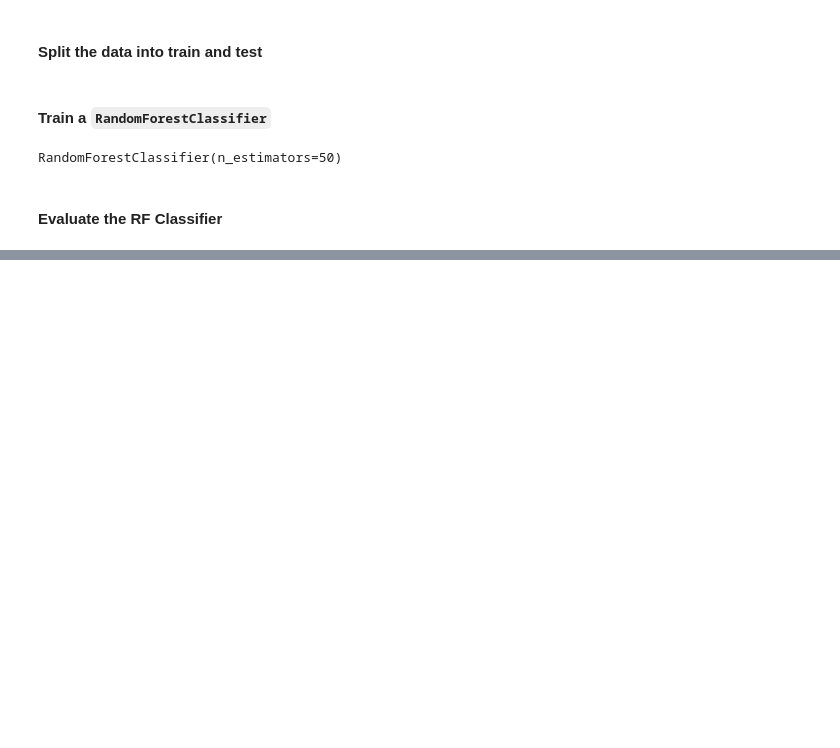
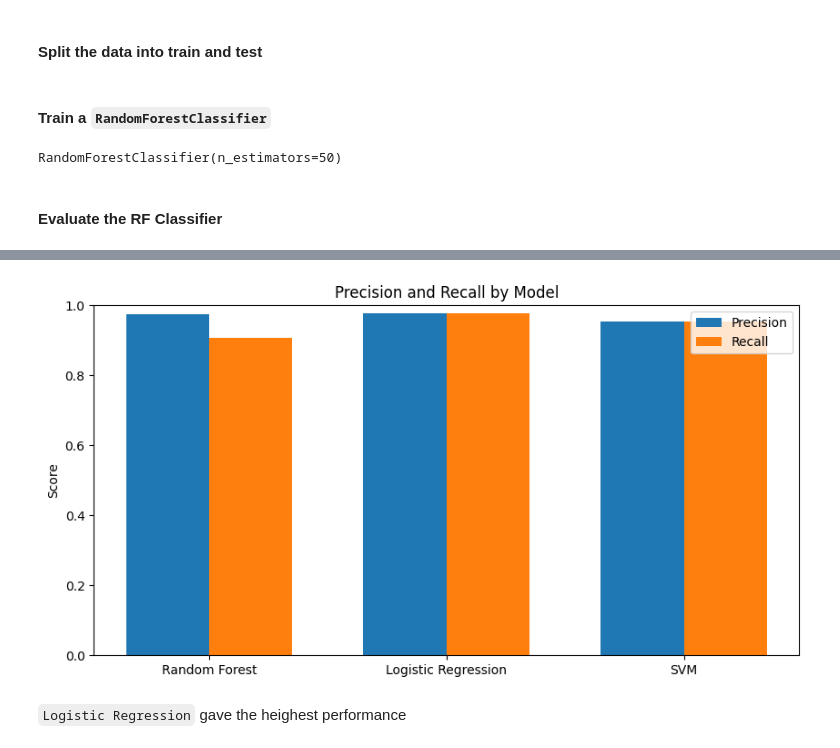
Before and after one commit to B-MEbrahim/ML-Projects, a Jupyter notebook: Breast_cancer/breast_cancer.ipynb, the cells around one changed output, grey strips where cells are left out. Cells and saved outputs as stored; diff of their text form; code cells hidden in the pictures; blank space fills up the shorter version.

```diff
--- a/Breast_cancer/breast_cancer.ipynb
+++ b/Breast_cancer/breast_cancer.ipynb
@@ -115,0 +129,5 @@ plt.show()
+# %%
+from sklearn.linear_model import LogisticRegression
+
+lr = LogisticRegression()
+lr.fit(X_train_scaled, y_train)
@@ -115,0 +138,2 @@ plt.show()
+# %%
+y_pred_lr = lr.predict(X_test_scaled)
@@ -115,0 +174,2 @@ plt.show()
+# %%
+y_pred_svc = clf.predict(X_test_scaled)
@@ -115,0 +199,38 @@ plt.show()
+# %%
+from sklearn.metrics import precision_score, recall_score
+
+# Calculate precision and recall for each model
+precision_rfc = precision_score(y_test, y_pred)
+recall_rfc = recall_score(y_test, y_pred)
+
+precision_lr = precision_score(y_test, y_pred_lr)
+recall_lr = recall_score(y_test, y_pred_lr)
+
+precision_svc = precision_score(y_test, y_pred_svc)
+recall_svc = recall_score(y_test, y_pred_svc)
+
+# Prepare data for plotting
+models = ['Random Forest', 'Logistic Regression', 'SVM']
+precisions = [precision_rfc, precision_lr, precision_svc]
+recalls = [recall_rfc, recall_lr, recall_svc]
+
+import numpy as np
+x = np.arange(len(models))
+width = 0.35
+
+fig, ax = plt.subplots(figsize=(10, 5))
+rects1 = ax.bar(x - width/2, precisions, width, label='Precision')
+rects2 = ax.bar(x + width/2, recalls, width, label='Recall')
+
+ax.set_ylabel('Score')
+ax.set_title('Precision and Recall by Model')
+ax.set_xticks(x)
+ax.set_xticklabels(models)
+ax.legend()
+
+plt.ylim(0, 1)
+plt.show()
+# %% [output]
+[figure, added]
+# %% [markdown]
+`Logistic Regression` gave the heighest performance
```
Also changed, not shown: parts of 18 cells of this notebook.
